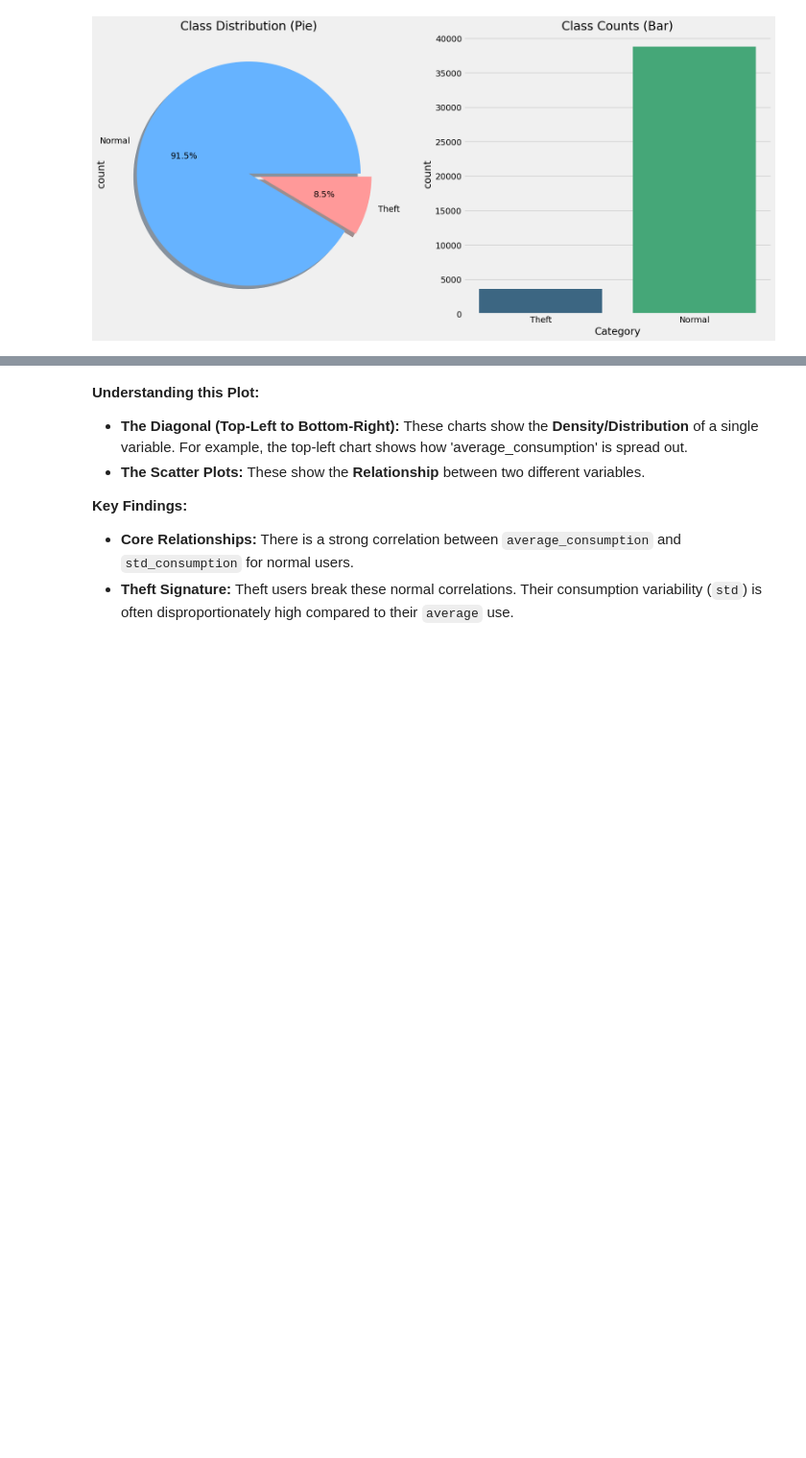
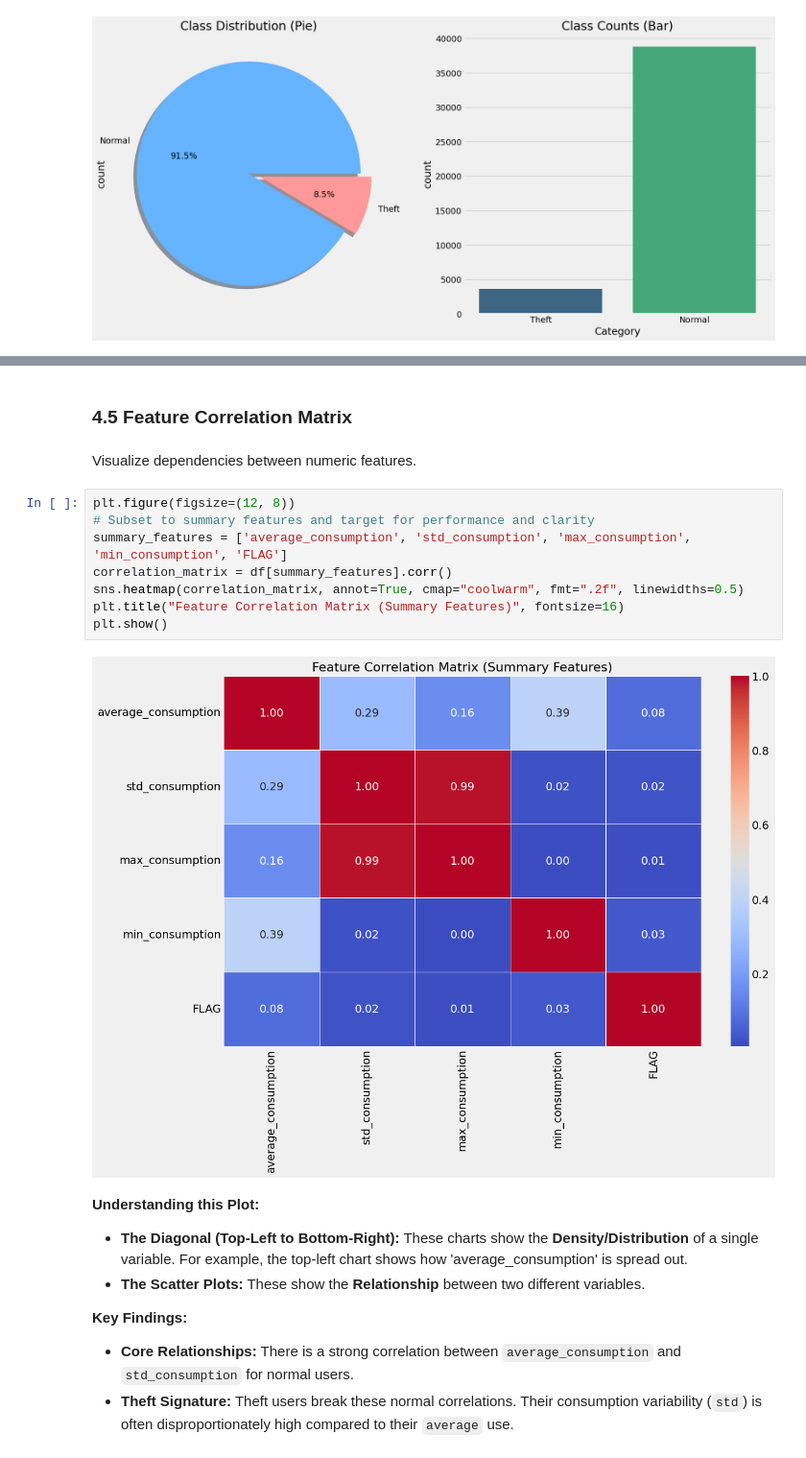
Before and after one commit to Sagnikkundu3397/electricity-theft-detection-ml, a Jupyter notebook: notebooks/EDA.ipynb, the cells around one changed output, grey strips where cells are left out. Shown at 96% size. Cells and saved outputs as stored; diff of their text form; blank space fills up the shorter version.

```diff
--- a/notebooks/EDA.ipynb
+++ b/notebooks/EDA.ipynb
@@ -168,6 +183,20 @@ pair_plot.fig.subplots_adjust(wspace=0.6, hspace=0.6)
 plt.show()
 # %% [output]
 [figure]
+# %% [markdown]
+### 4.5 Feature Correlation Matrix
+# %% [markdown]
+Visualize dependencies between numeric features.
+# %%
+plt.figure(figsize=(12, 8))
+# Subset to summary features and target for performance and clarity
+summary_features = ['average_consumption', 'std_consumption', 'max_consumption', 'min_consumption', 'FLAG']
+correlation_matrix = df[summary_features].corr()
+sns.heatmap(correlation_matrix, annot=True, cmap="coolwarm", fmt=".2f", linewidths=0.5)
+plt.title("Feature Correlation Matrix (Summary Features)", fontsize=16)
+plt.show()
+# %% [output]
+[figure, added]
 # %% [markdown]
 **Understanding this Plot:**
 - **The Diagonal (Top-Left to Bottom-Right):** These charts show the **Density/Distribution** of a single variable. For example, the top-left chart shows how 'average_consumption' is spread out.
```
Also changed, not shown: parts of 33 cells of this notebook, 2 other files.
